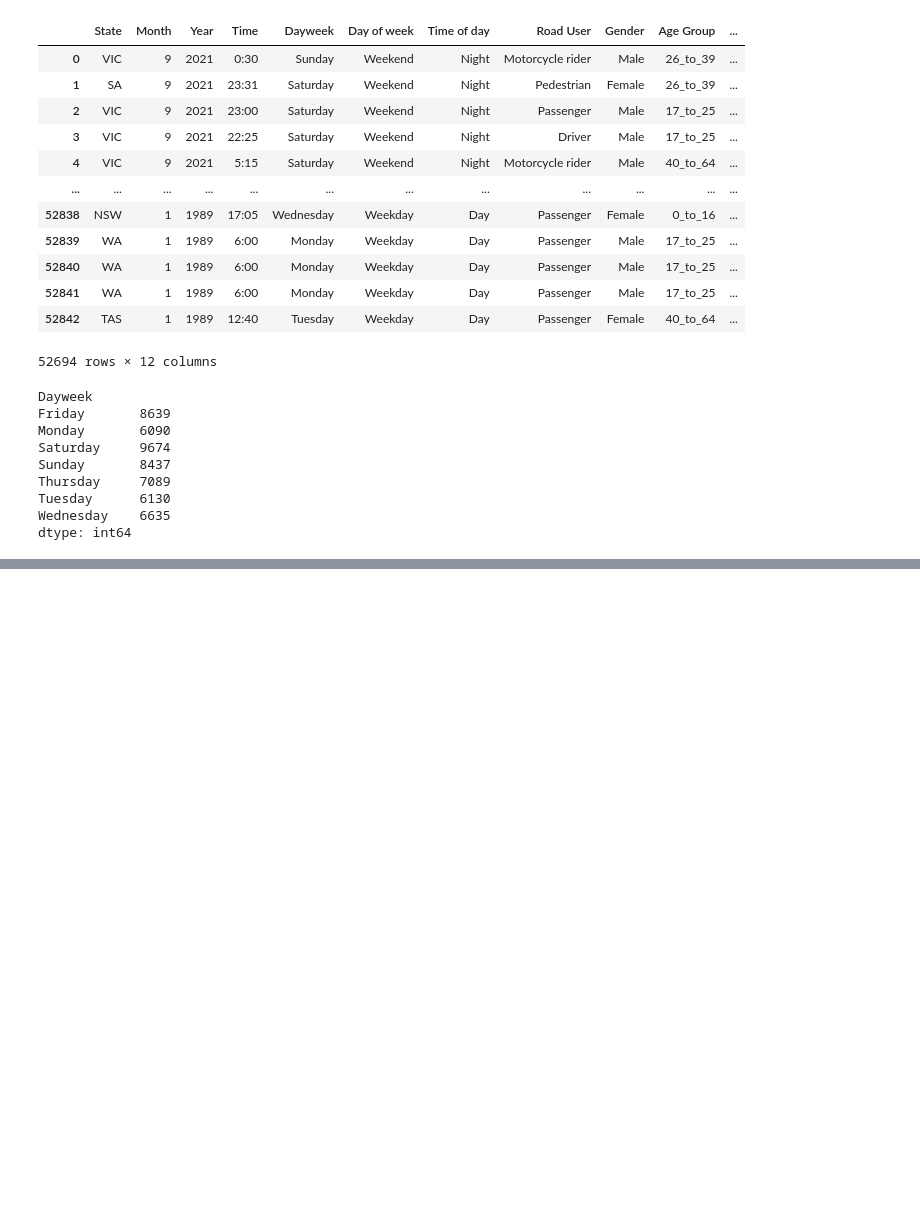
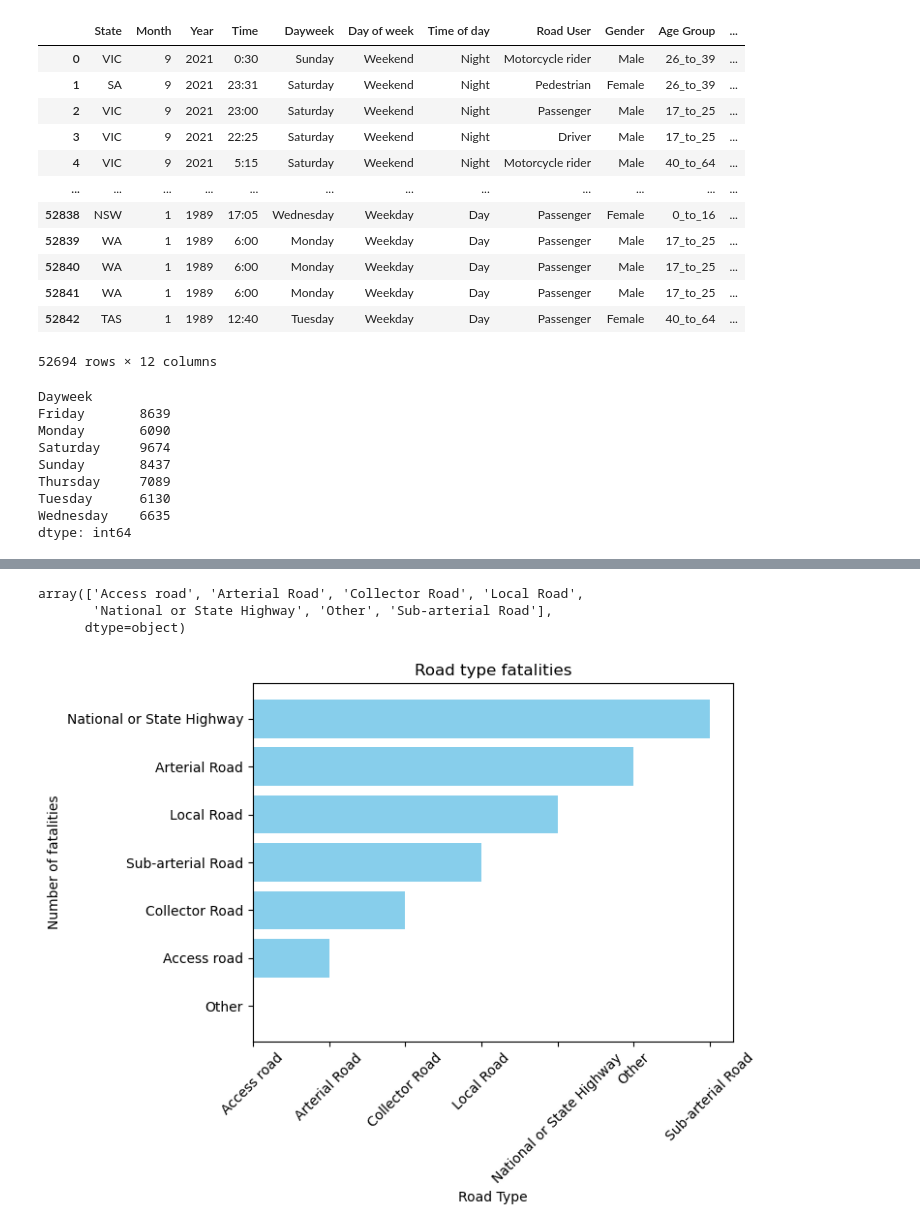
Before and after one commit to Kapedes/project-1-group-2, a Jupyter notebook: Project_1.ipynb, the cells around one changed output, grey strips where cells are left out. Cells and saved outputs as stored; diff of their text form; code cells hidden in the pictures; blank space fills up the shorter version.

```diff
--- a/Project_1.ipynb
+++ b/Project_1.ipynb
@@ -178,0 +157,15 @@ The day of the week with the most crashes is Saturday with 9674 crashes.
+# %%
+# Calculating the fatalities from road types
+Road_type = National_Road_df.groupby(["National Road Type"]).size()
+
+#Creating a dataframe
+Road_type2 = pd.DataFrame(Road_type)
+
+#Renaming column
+Road_type_final = Road_type2.rename(columns={ 0: 'Fatalities'})
+
+#Sort values
+Road_type_final = Road_type_final.sort_values(by='Fatalities', ascending=True)
+
+#Fatalities by road type
+Road_type_final
@@ -178,0 +182,25 @@ The day of the week with the most crashes is Saturday with 9674 crashes.
+# %%
+#Fatalities by road type (creating a list)
+Road_type_list = National_Road_df["National Road Type"].unique()
+Road_type_list.sort()
+Road_type_list
+# %% [output]
+array(['Access road', 'Arterial Road', 'Collector Road', 'Local Road',
+       'National or State Highway', 'Other', 'Sub-arterial Road'],
+      dtype=object)
+# %%
+#create bar chart
+plt.barh(Road_type_final.index ,Road_type_list, align = "center", color = "skyblue")
+
+#create the ticks
+plt.xticks(rotation= 45)
+
+# Define x and y labels
+plt.xlabel('Road Type')
+plt.ylabel('Number of fatalities')
+plt.title('Road type fatalities')
+
+#Display bar chart
+plt.show()
+# %% [output]
+[figure, added]
```
Also changed, not shown: parts of 19 cells of this notebook.
